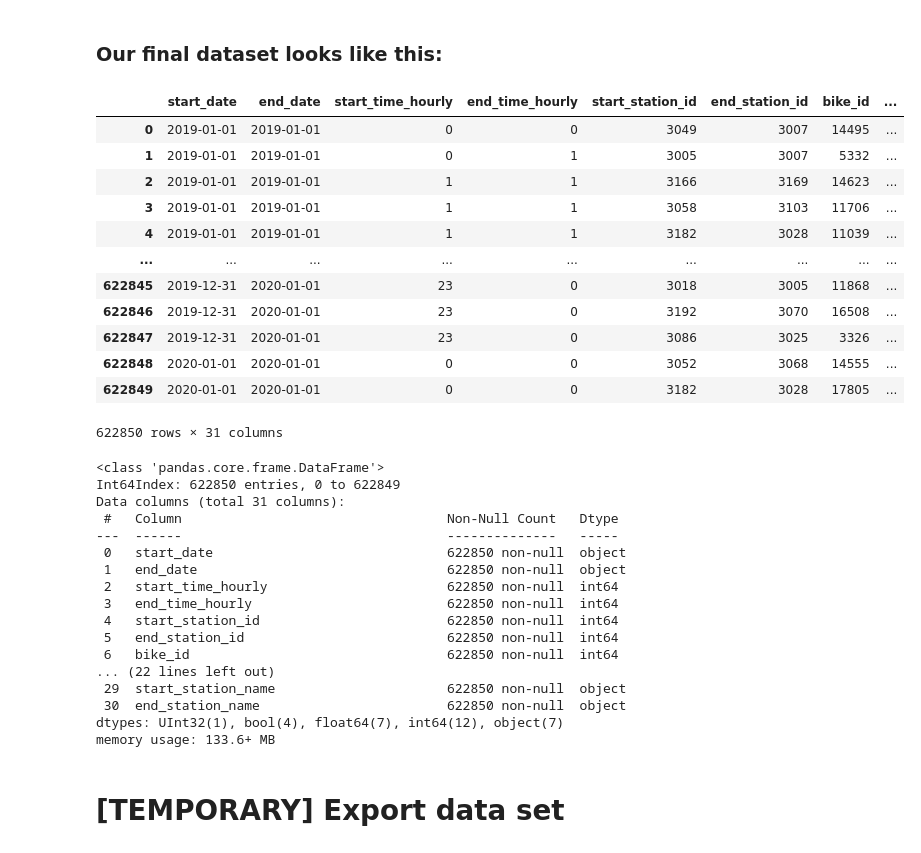
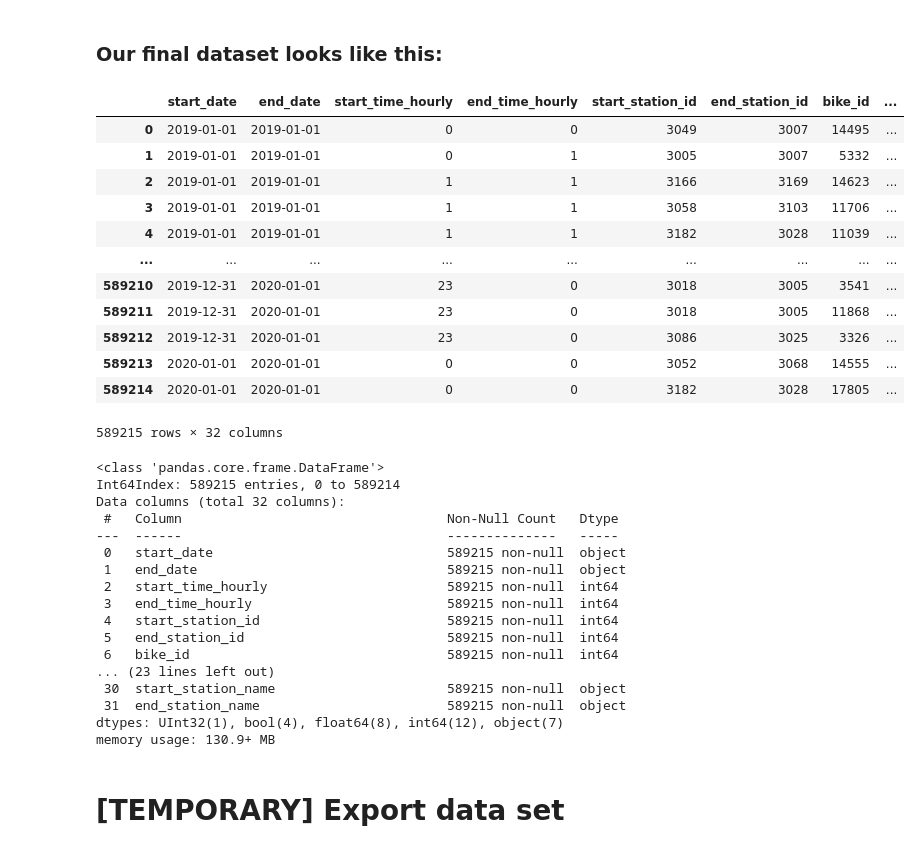
Before and after one commit to Hannah2800/AA_2022_PythonPandas, a Jupyter notebook: Task 1 - Data Collection and Preparation.ipynb, the cells around one changed output. Cells and saved outputs as stored; diff of their text form; code cells hidden in the pictures.

Commit message:
data cleaning

```diff
--- a/Task 1 - Data Collection and Preparation.ipynb
+++ b/Task 1 - Data Collection and Preparation.ipynb
@@ -893,0 +894,2 @@ dfPhiladelphia.drop(columns = ['start','end'], inplace = True)
+# %%
+dfPhiladelphia['velocity (km/h)'] = dfPhiladelphia['distance (km)']/(dfPhiladelphia['tripduration_sec']/3600)
@@ -944,10 +972,7 @@ def remove_outliers(df,excluded_cols=None,zscore_threshold=2,verbose=False):
     for col in df_numeric_view.columns:
         if excluded_cols and col in excluded_cols:
             continue
-        if col == "tripduration_sec":
-            df[f"{col}_zscore"] = np.around(np.abs(zscore(np.log(df[col]))), decimals=1)
-        else:
-            df[f"{col}_zscore"] = np.around(np.abs(zscore(df[col])), decimals=1)
+        df[f"{col}_zscore"] = np.around(np.abs(zscore(np.log(df[col]))), decimals=1)
         outlier = df[df[f"{col}_zscore"] > zscore_threshold]
         outlier_count += outlier.shape[0]
         df.drop(outlier.index, inplace=True)
@@ -1417,59 +1443,60 @@ dfPhiladelphia = dfPhiladelphia[['start_date',
                                  'isPrecip',
                                  'user_type',
                                  'dayOfWeek',
                                  'isWeekend',
                                  'season',
                                  'isHoliday',
                                  'isRushhour',
                                  'tripduration_sec',
                                  'distance (km)',
+                                 'velocity (km/h)',
                                  #'tripLengthDistance',
                                  'numOfRentedBikesHourly',
                                  'numOfRentedBikesDaily',
                                  'numOfRentedBikesWeekly',
                                  'numOfRentedBikesMonthly',
                                  'numOfRentedBikesHourlyStationDependent',
                                  'start_week',
                                  'start_month',
                                  'start_station_name',
                                  'end_station_name',
                                 ]]
 
 dfPhiladelphia
 # %% [output]
 |  | start_date | end_date | start_time_hourly | end_time_hourly | start_station_id | end_station_id | bike_id | ... |
 | 0 | 2019-01-01 | 2019-01-01 | 0 | 0 | 3049 | 3007 | 14495 | ... |
 | 1 | 2019-01-01 | 2019-01-01 | 0 | 1 | 3005 | 3007 | 5332 | ... |
 | 2 | 2019-01-01 | 2019-01-01 | 1 | 1 | 3166 | 3169 | 14623 | ... |
 | 3 | 2019-01-01 | 2019-01-01 | 1 | 1 | 3058 | 3103 | 11706 | ... |
 | 4 | 2019-01-01 | 2019-01-01 | 1 | 1 | 3182 | 3028 | 11039 | ... |
 | ... | ... | ... | ... | ... | ... | ... | ... | ... |
-| 622845 | 2019-12-31 | 2020-01-01 | 23 | 0 | 3018 | 3005 | 11868 | ... |
-| 622846 | 2019-12-31 | 2020-01-01 | 23 | 0 | 3192 | 3070 | 16508 | ... |
-| 622847 | 2019-12-31 | 2020-01-01 | 23 | 0 | 3086 | 3025 | 3326 | ... |
-| 622848 | 2020-01-01 | 2020-01-01 | 0 | 0 | 3052 | 3068 | 14555 | ... |
-| 622849 | 2020-01-01 | 2020-01-01 | 0 | 0 | 3182 | 3028 | 17805 | ... |
+| 589210 | 2019-12-31 | 2020-01-01 | 23 | 0 | 3018 | 3005 | 3541 | ... |
+| 589211 | 2019-12-31 | 2020-01-01 | 23 | 0 | 3018 | 3005 | 11868 | ... |
+| 589212 | 2019-12-31 | 2020-01-01 | 23 | 0 | 3086 | 3025 | 3326 | ... |
+| 589213 | 2020-01-01 | 2020-01-01 | 0 | 0 | 3052 | 3068 | 14555 | ... |
+| 589214 | 2020-01-01 | 2020-01-01 | 0 | 0 | 3182 | 3028 | 17805 | ... |
-622850 rows × 31 columns
+589215 rows × 32 columns
 # %%
 dfPhiladelphia.info()
 # %% [output]
 <class 'pandas.core.frame.DataFrame'>
-Int64Index: 622850 entries, 0 to 622849
-Data columns (total 31 columns):
+Int64Index: 589215 entries, 0 to 589214
+Data columns (total 32 columns):
  #   Column                                  Non-Null Count   Dtype
 ---  ------                                  --------------   -----
- 0   start_date                              622850 non-null  object
- 1   end_date                                622850 non-null  object
- 2   start_time_hourly                       622850 non-null  int64
- 3   end_time_hourly                         622850 non-null  int64
- 4   start_station_id                        622850 non-null  int64
- 5   end_station_id                          622850 non-null  int64
- 6   bike_id                                 622850 non-null  int64
-... (22 lines left out)
- 29  start_station_name                      622850 non-null  object
- 30  end_station_name                        622850 non-null  object
-dtypes: UInt32(1), bool(4), float64(7), int64(12), object(7)
-memory usage: 133.6+ MB
+ 0   start_date                              589215 non-null  object
+ 1   end_date                                589215 non-null  object
+ 2   start_time_hourly                       589215 non-null  int64
+ 3   end_time_hourly                         589215 non-null  int64
+ 4   start_station_id                        589215 non-null  int64
+ 5   end_station_id                          589215 non-null  int64
+ 6   bike_id                                 589215 non-null  int64
+... (23 lines left out)
+ 30  start_station_name                      589215 non-null  object
+ 31  end_station_name                        589215 non-null  object
+dtypes: UInt32(1), bool(4), float64(8), int64(12), object(7)
+memory usage: 130.9+ MB
 # %% [markdown]
 # [TEMPORARY] Export data set
 # %%
```
Also changed, not shown: parts of 19 cells of this notebook, 2 other files.
